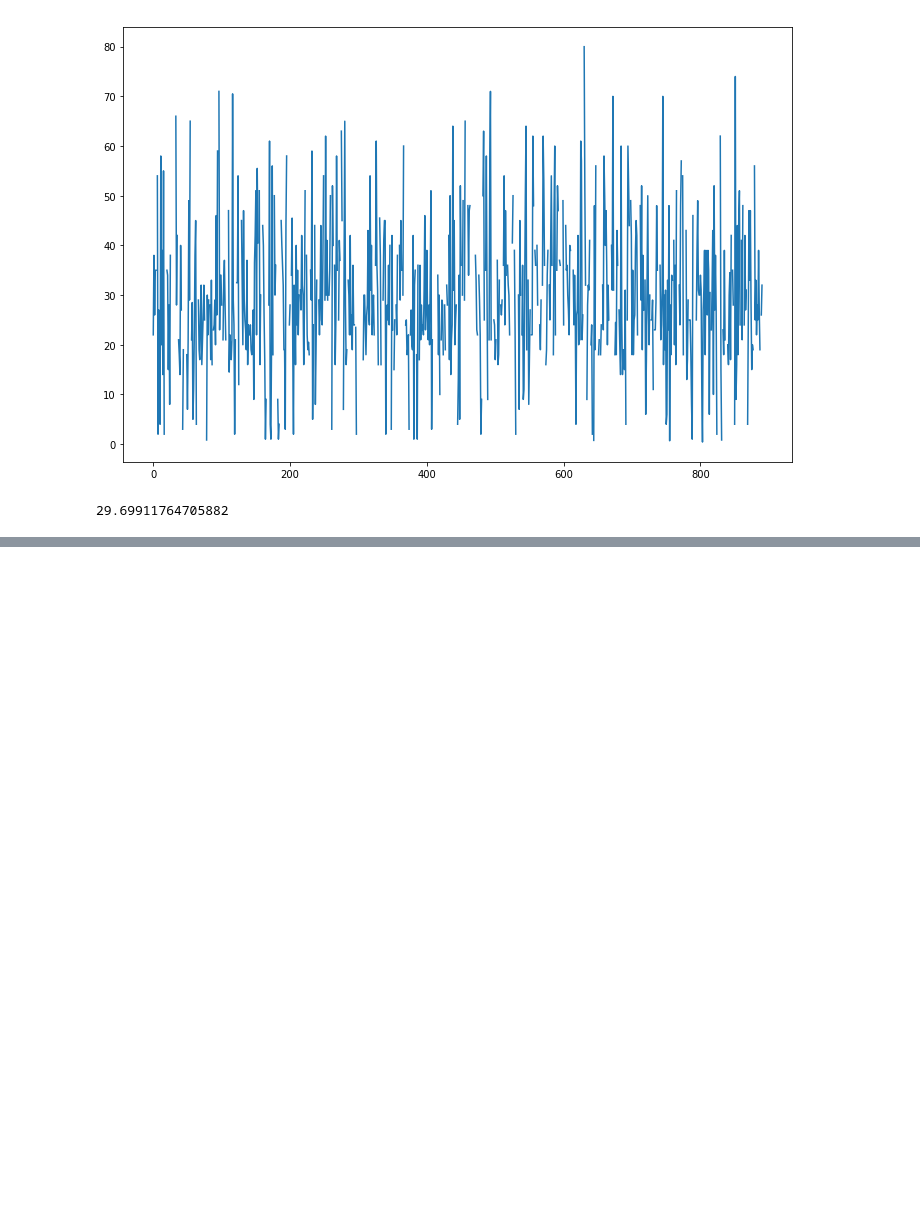
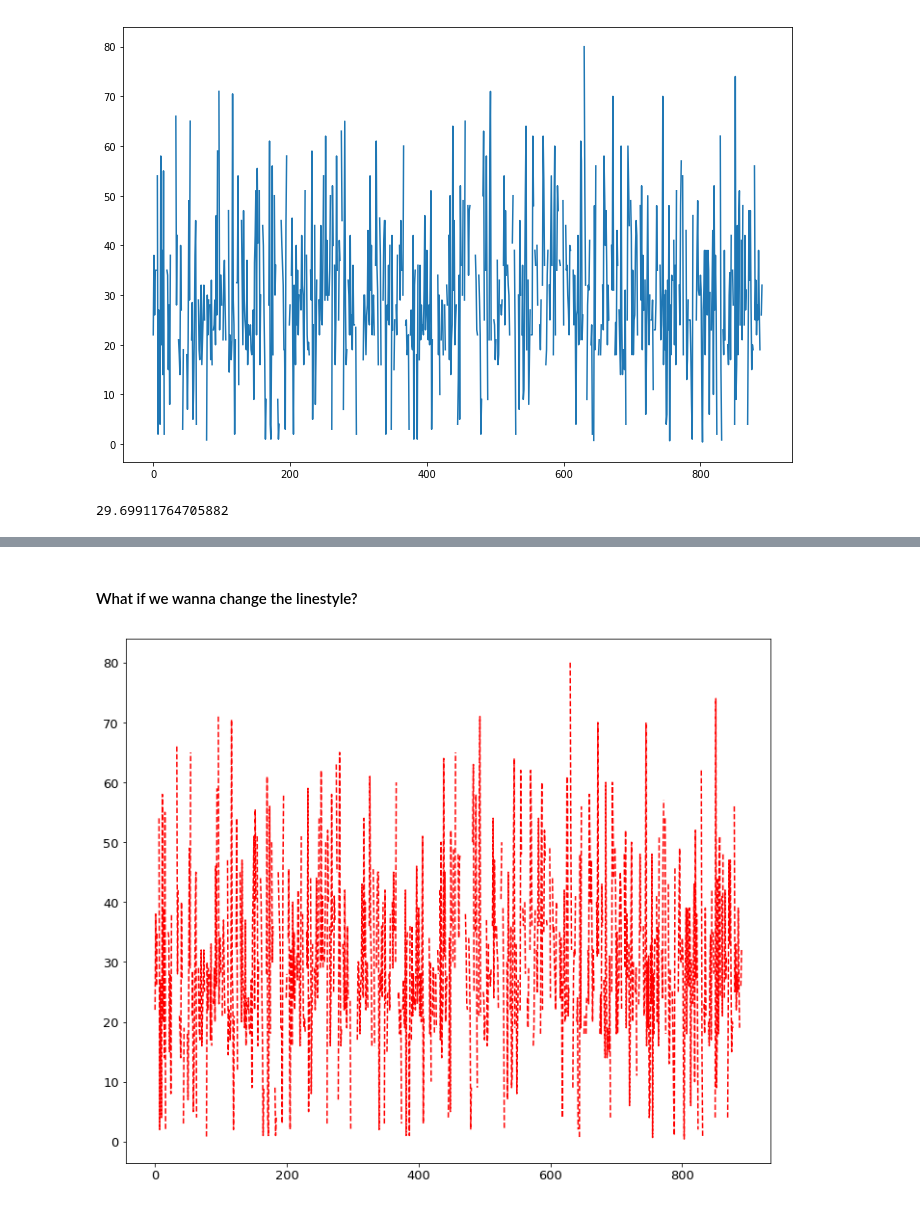
Before and after one commit to biv-neupane7/Pandas_practice, a Jupyter notebook: Visualization.ipynb, the cells around one changed output, grey strips where cells are left out. Cells and saved outputs as stored; diff of their text form; code cells hidden in the pictures; blank space fills up the shorter version.

```diff
--- a/Visualization.ipynb
+++ b/Visualization.ipynb
@@ -55,0 +85,7 @@ titanic.age.mean()
+# %% [markdown]
+#### What if we wanna change the linestyle?
+# %%
+titanic.age.plot(figsize=(12,10), fontsize=13, c="r", linestyle="--")
+plt.show()
+# %% [output]
+[figure, added]
```
Also changed, not shown: parts of 24 cells of this notebook.
